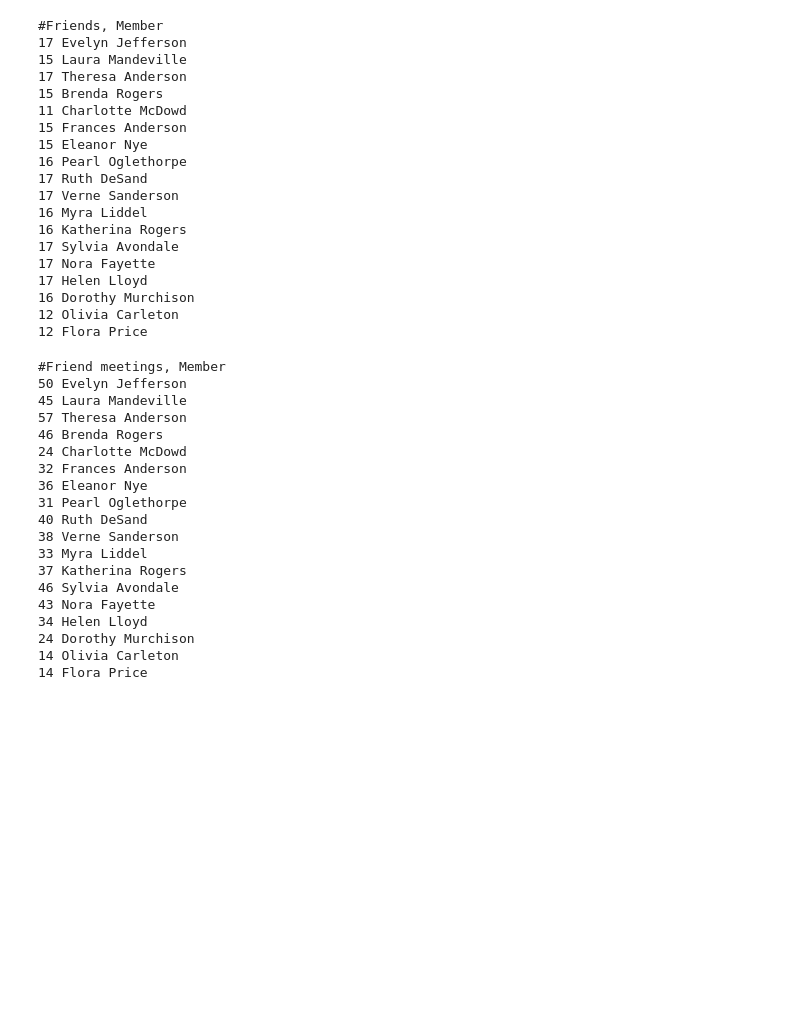
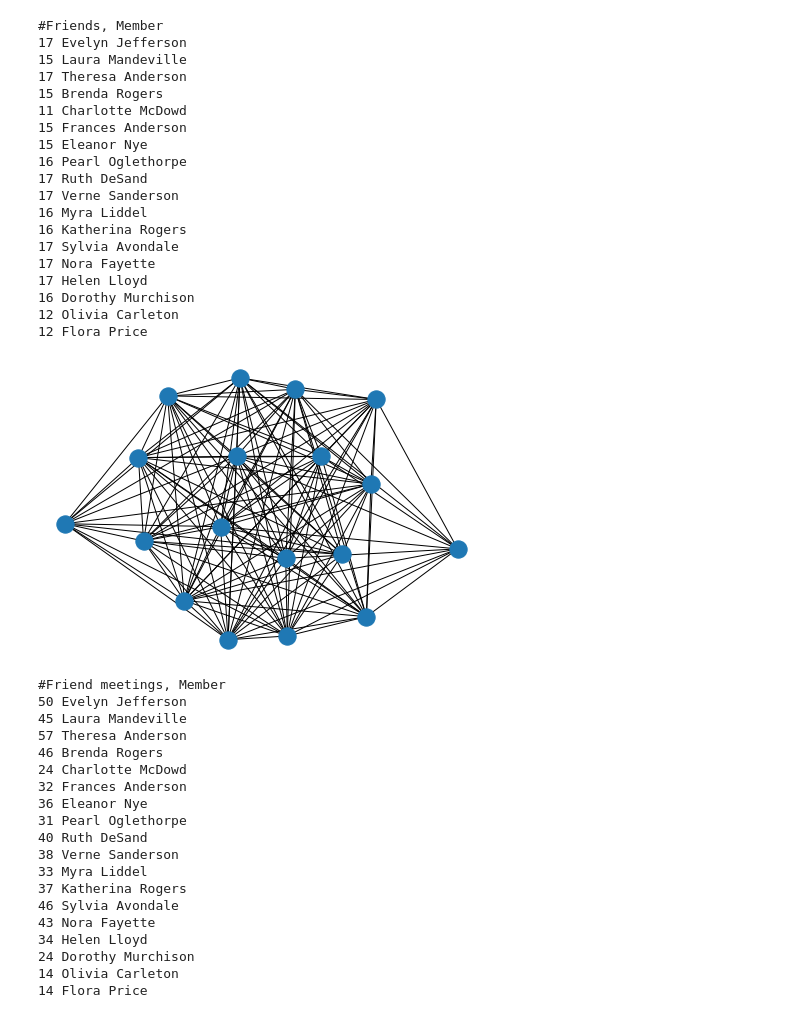
Before and after one commit to mharrisonbaker/DATA620, a Jupyter notebook: DATA620_Week3_part2.ipynb, the cells around one changed output. Drawn from its saved outputs; the diff is of its cells as text; code cells hidden in the pictures; blank space fills up the shorter version.

```diff
--- a/DATA620_Week3_part2.ipynb
+++ b/DATA620_Week3_part2.ipynb
@@ -56,6 +62,11 @@ for w in women:
 16 Dorothy Murchison
 12 Olivia Carleton
 12 Flora Price
+# %%
+nx.draw(W)
+plt.show()
+# %% [output]
+[figure, added]
 # %%
 # project bipartite graph onto women nodes keeping number of co-occurence
 # the degree computed is weighted and counts the total number of shared contacts
```
Also changed, not shown: parts of 8 cells of this notebook.
